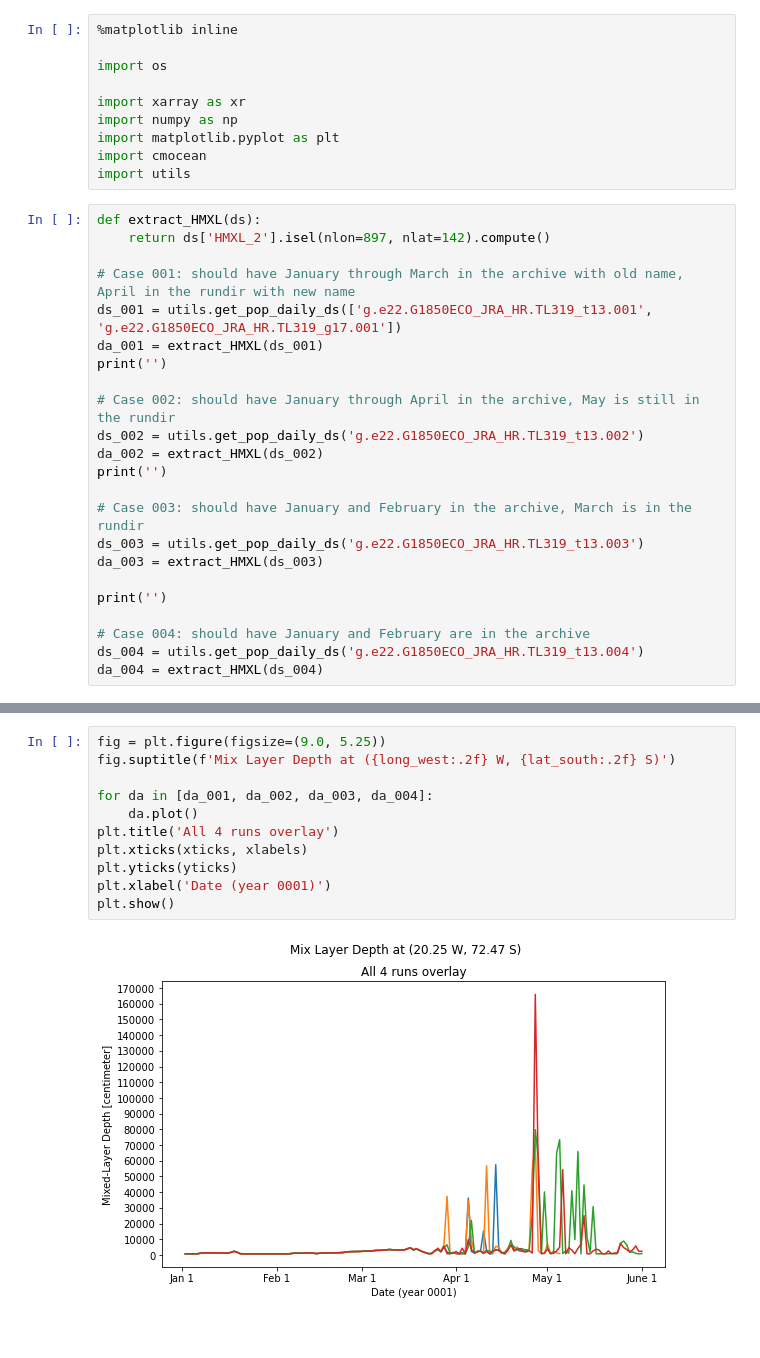
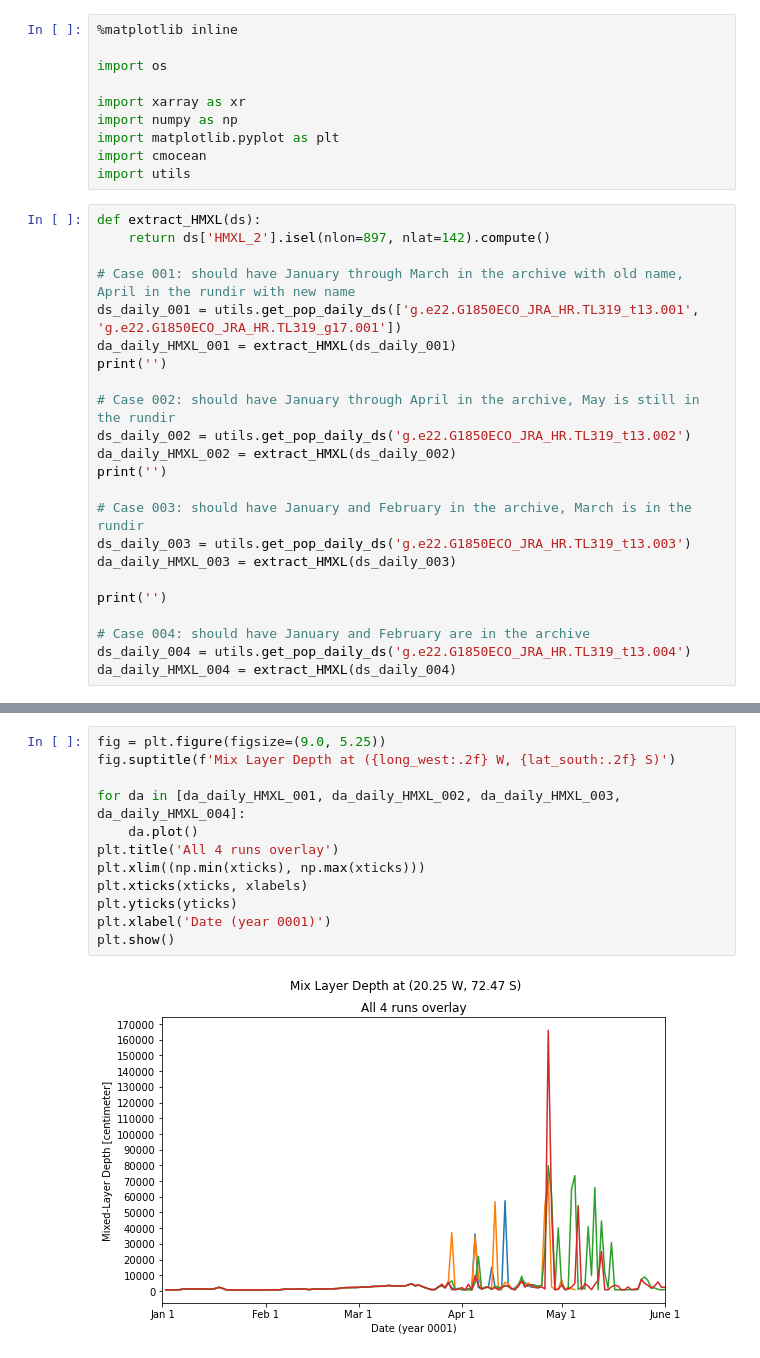
Before and after one commit to marbl-ecosys/HiRes-CESM-analysis, a Jupyter notebook: notebooks/Sanity Check.ipynb, the cells around one changed output, grey strips where cells are left out. Drawn from its saved outputs; the diff is of its cells as text.

```diff
--- a/notebooks/Sanity Check.ipynb
+++ b/notebooks/Sanity Check.ipynb
@@ -13,24 +13,24 @@ def extract_HMXL(ds):
     return ds['HMXL_2'].isel(nlon=897, nlat=142).compute()
 
 # Case 001: should have January through March in the archive with old name, April in the rundir with new name
-ds_001 = utils.get_pop_daily_ds(['g.e22.G1850ECO_JRA_HR.TL319_t13.001', 'g.e22.G1850ECO_JRA_HR.TL319_g17.001'])
-da_001 = extract_HMXL(ds_001)
+ds_daily_001 = utils.get_pop_daily_ds(['g.e22.G1850ECO_JRA_HR.TL319_t13.001', 'g.e22.G1850ECO_JRA_HR.TL319_g17.001'])
+da_daily_HMXL_001 = extract_HMXL(ds_daily_001)
 print('')
 
 # Case 002: should have January through April in the archive, May is still in the rundir
-ds_002 = utils.get_pop_daily_ds('g.e22.G1850ECO_JRA_HR.TL319_t13.002')
-da_002 = extract_HMXL(ds_002)
+ds_daily_002 = utils.get_pop_daily_ds('g.e22.G1850ECO_JRA_HR.TL319_t13.002')
+da_daily_HMXL_002 = extract_HMXL(ds_daily_002)
 print('')
 
 # Case 003: should have January and February in the archive, March is in the rundir
-ds_003 = utils.get_pop_daily_ds('g.e22.G1850ECO_JRA_HR.TL319_t13.003')
-da_003 = extract_HMXL(ds_003)
+ds_daily_003 = utils.get_pop_daily_ds('g.e22.G1850ECO_JRA_HR.TL319_t13.003')
+da_daily_HMXL_003 = extract_HMXL(ds_daily_003)
 
 print('')
 
 # Case 004: should have January and February are in the archive
-ds_004 = utils.get_pop_daily_ds('g.e22.G1850ECO_JRA_HR.TL319_t13.004')
-da_004 = extract_HMXL(ds_004)
+ds_daily_004 = utils.get_pop_daily_ds('g.e22.G1850ECO_JRA_HR.TL319_t13.004')
+da_daily_HMXL_004 = extract_HMXL(ds_daily_004)
 # %% [output]
 Datasets contain a total of 114 days
 Last daily average written at midnight on Apr 25
@@ -89,13 +93,14 @@ plt.show()
 # %%
 fig = plt.figure(figsize=(9.0, 5.25))
 fig.suptitle(f'Mix Layer Depth at ({long_west:.2f} W, {lat_south:.2f} S)')
 
-for da in [da_001, da_002, da_003, da_004]:
+for da in [da_daily_HMXL_001, da_daily_HMXL_002, da_daily_HMXL_003, da_daily_HMXL_004]:
     da.plot()
 plt.title('All 4 runs overlay')
+plt.xlim((np.min(xticks), np.max(xticks)))
 plt.xticks(xticks, xlabels)
 plt.yticks(yticks)
 plt.xlabel('Date (year 0001)')
 plt.show()
 # %% [output]
-[figure, old version]
+[figure, new version]
```
Also changed, not shown: parts of 2 cells of this notebook, 1 other file.
